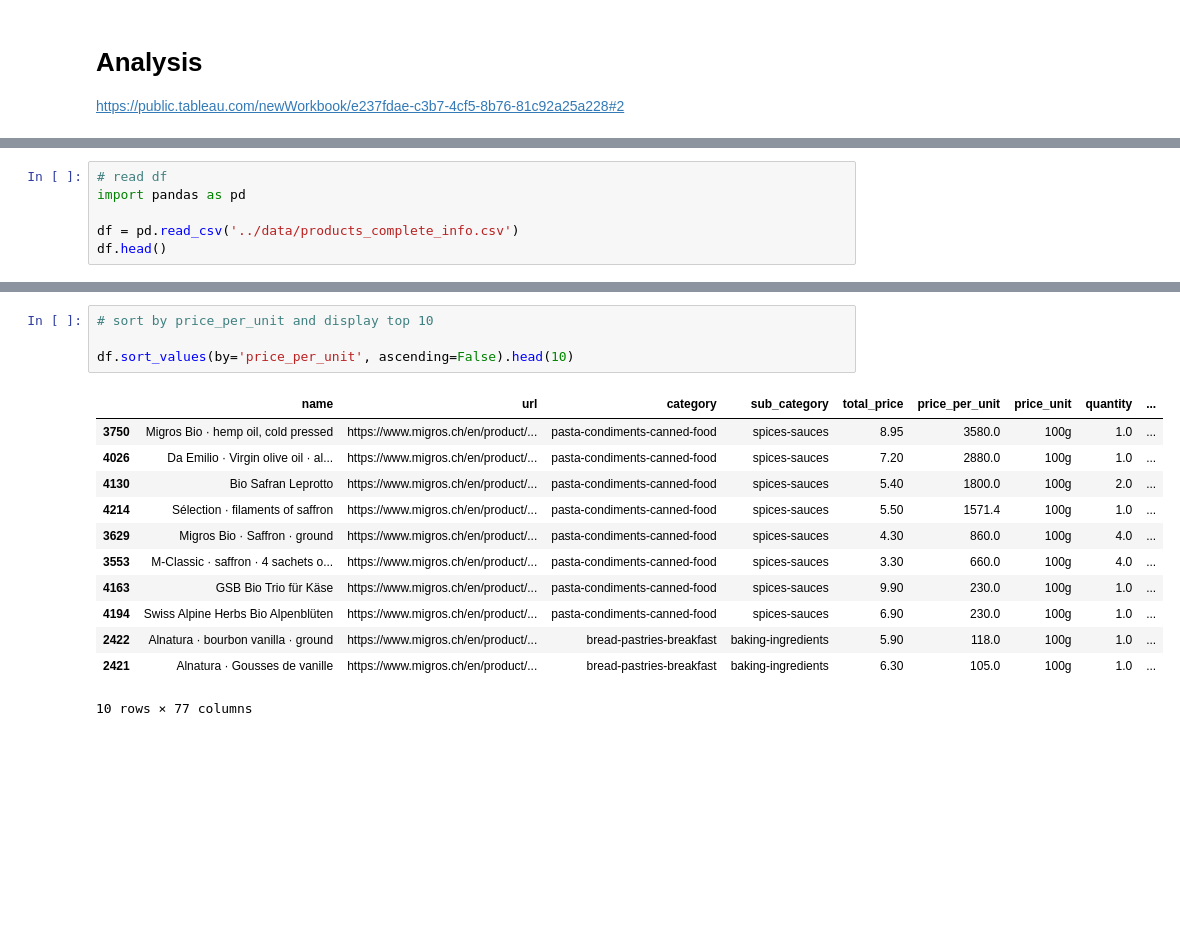
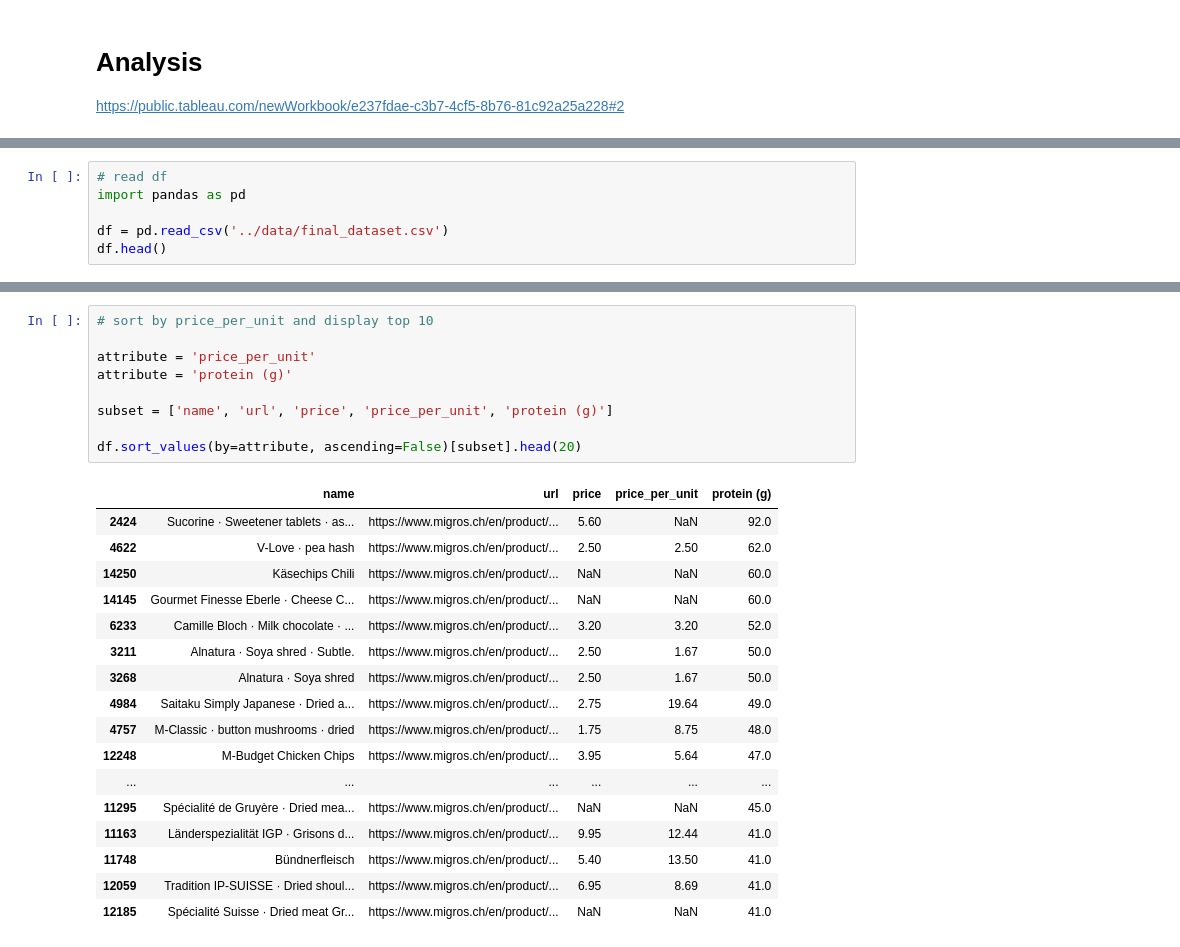
Before and after one commit to AlainJoss/scraping_migros.ch, a Jupyter notebook: scripts/EDA.ipynb, the cells around one changed output, grey strips where cells are left out. Cells and saved outputs as stored; diff of their text form; blank space fills up the shorter version.

```diff
--- a/scripts/EDA.ipynb
+++ b/scripts/EDA.ipynb
@@ -6,6 +10,6 @@ https://public.tableau.com/newWorkbook/e237fdae-c3b7-4cf5-8b76-81c92a25a228#2
 # read df
 import pandas as pd
 
-df = pd.read_csv('../data/products_complete_info.csv')
+df = pd.read_csv('../data/final_dataset.csv')
 df.head()
 # %% [output]
@@ -29,17 +77,27 @@ df["name"][df['total_price'].argmax()]
 # %%
 # sort by price_per_unit and display top 10
 
-df.sort_values(by='price_per_unit', ascending=False).head(10)
+attribute = 'price_per_unit'
+attribute = 'protein (g)'
+
+subset = ['name', 'url', 'price', 'price_per_unit', 'protein (g)']
+
+df.sort_values(by=attribute, ascending=False)[subset].head(20)
 # %% [output]
-|  | name | url | category | sub_category | total_price | price_per_unit | price_unit | quantity | ... |
-| 3750 | Migros Bio · hemp oil, cold pressed | https://www.migros.ch/en/product/... | pasta-condiments-canned-food | spices-sauces | 8.95 | 3580.0 | 100g | 1.0 | ... |
-| 4026 | Da Emilio · Virgin olive oil · al... | https://www.migros.ch/en/product/... | pasta-condiments-canned-food | spices-sauces | 7.20 | 2880.0 | 100g | 1.0 | ... |
-| 4130 | Bio Safran Leprotto | https://www.migros.ch/en/product/... | pasta-condiments-canned-food | spices-sauces | 5.40 | 1800.0 | 100g | 2.0 | ... |
-| 4214 | Sélection · filaments of saffron | https://www.migros.ch/en/product/... | pasta-condiments-canned-food | spices-sauces | 5.50 | 1571.4 | 100g | 1.0 | ... |
-| 3629 | Migros Bio · Saffron · ground | https://www.migros.ch/en/product/... | pasta-condiments-canned-food | spices-sauces | 4.30 | 860.0 | 100g | 4.0 | ... |
-| 3553 | M-Classic · saffron · 4 sachets o... | https://www.migros.ch/en/product/... | pasta-condiments-canned-food | spices-sauces | 3.30 | 660.0 | 100g | 4.0 | ... |
-| 4163 | GSB Bio Trio für Käse | https://www.migros.ch/en/product/... | pasta-condiments-canned-food | spices-sauces | 9.90 | 230.0 | 100g | 1.0 | ... |
-| 4194 | Swiss Alpine Herbs Bio Alpenblüten | https://www.migros.ch/en/product/... | pasta-condiments-canned-food | spices-sauces | 6.90 | 230.0 | 100g | 1.0 | ... |
-| 2422 | Alnatura · bourbon vanilla · ground | https://www.migros.ch/en/product/... | bread-pastries-breakfast | baking-ingredients | 5.90 | 118.0 | 100g | 1.0 | ... |
-| 2421 | Alnatura · Gousses de vanille | https://www.migros.ch/en/product/... | bread-pastries-breakfast | baking-ingredients | 6.30 | 105.0 | 100g | 1.0 | ... |
+|  | name | url | price | price_per_unit | protein (g) |
+| 2424 | Sucorine · Sweetener tablets · as... | https://www.migros.ch/en/product/... | 5.60 | NaN | 92.0 |
+| 4622 | V-Love · pea hash | https://www.migros.ch/en/product/... | 2.50 | 2.50 | 62.0 |
+| 14250 | Käsechips Chili | https://www.migros.ch/en/product/... | NaN | NaN | 60.0 |
+| 14145 | Gourmet Finesse Eberle · Cheese C... | https://www.migros.ch/en/product/... | NaN | NaN | 60.0 |
+| 6233 | Camille Bloch · Milk chocolate · ... | https://www.migros.ch/en/product/... | 3.20 | 3.20 | 52.0 |
+| 3211 | Alnatura · Soya shred · Subtle. | https://www.migros.ch/en/product/... | 2.50 | 1.67 | 50.0 |
+| 3268 | Alnatura · Soya shred | https://www.migros.ch/en/product/... | 2.50 | 1.67 | 50.0 |
+| 4984 | Saitaku Simply Japanese · Dried a... | https://www.migros.ch/en/product/... | 2.75 | 19.64 | 49.0 |
+| 4757 | M-Classic · button mushrooms · dried | https://www.migros.ch/en/product/... | 1.75 | 8.75 | 48.0 |
+| 12248 | M-Budget Chicken Chips | https://www.migros.ch/en/product/... | 3.95 | 5.64 | 47.0 |
+| ... | ... | ... | ... | ... | ... |
+| 11295 | Spécialité de Gruyère · Dried mea... | https://www.migros.ch/en/product/... | NaN | NaN | 45.0 |
+| 11163 | Länderspezialität IGP · Grisons d... | https://www.migros.ch/en/product/... | 9.95 | 12.44 | 41.0 |
+| 11748 | Bündnerfleisch | https://www.migros.ch/en/product/... | 5.40 | 13.50 | 41.0 |
+| 12059 | Tradition IP-SUISSE · Dried shoul... | https://www.migros.ch/en/product/... | 6.95 | 8.69 | 41.0 |
+| 12185 | Spécialité Suisse · Dried meat Gr... | https://www.migros.ch/en/product/... | NaN | NaN | 41.0 |
-10 rows × 77 columns
```
Also changed, not shown: parts of 10 cells of this notebook, 6 other files.
